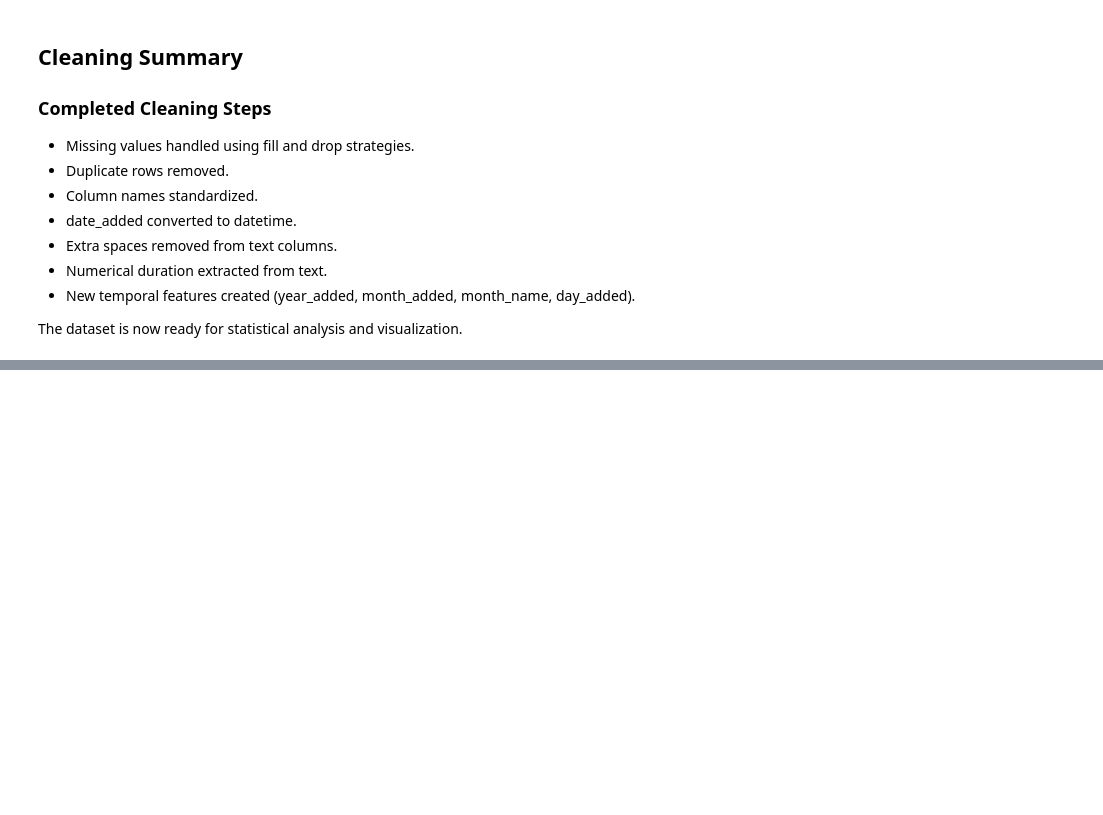
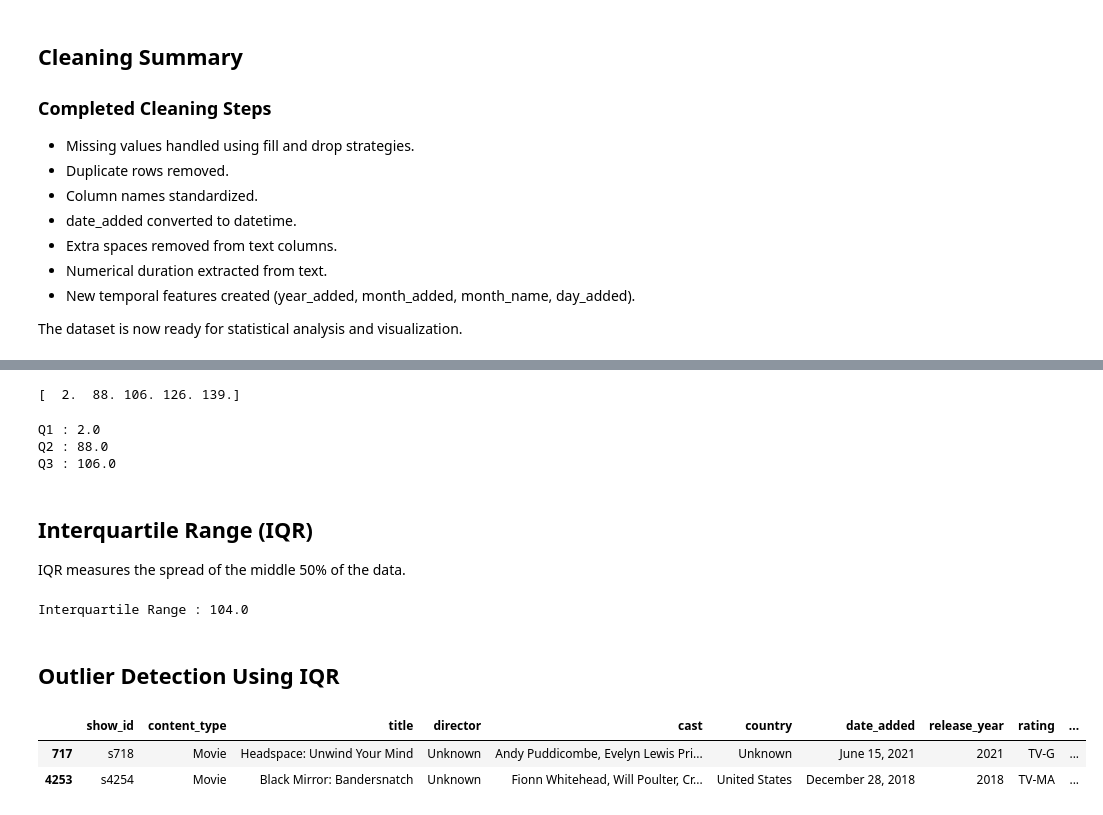
Before and after one commit to Altamash8055/Netflix-EDA-NumPy-Pandas, a Jupyter notebook: notebooks/Netflix_EDA_NumPy_Pandas.ipynb, the cells around one changed output, grey strips where cells are left out. Cells and saved outputs as stored; diff of their text form; code cells hidden in the pictures; blank space fills up the shorter version.

Commit message:
Add Numpy statistical analysis and outlier detection

```diff
--- a/notebooks/Netflix_EDA_NumPy_Pandas.ipynb
+++ b/notebooks/Netflix_EDA_NumPy_Pandas.ipynb
@@ -605,0 +612,5 @@ The dataset is now ready for statistical analysis and visualization.
+# %%
+# Convert columns into NumPy arrays
+
+release_year_array = df["release_year"].to_numpy()
+duration_array = df["duration_numeric"].to_numpy()
@@ -605,0 +717,49 @@ The dataset is now ready for statistical analysis and visualization.
+# %%
+percentiles = np.percentile(
+    duration_array,
+    [25, 50, 75, 90, 95]
+)
+
+print(percentiles)
+# %% [output]
+[  2.  88. 106. 126. 139.]
+# %%
+#Quartiles individually
+
+q1 = np.percentile(duration_array, 25)
+q2 = np.percentile(duration_array, 50)
+q3 = np.percentile(duration_array, 75)
+
+print("Q1 :", q1)
+print("Q2 :", q2)
+print("Q3 :", q3)
+# %% [output]
+Q1 : 2.0
+Q2 : 88.0
+Q3 : 106.0
+# %% [markdown]
+## Interquartile Range (IQR)
+
+IQR measures the spread of the middle 50% of the data.
+# %%
+iqr = q3 - q1
+
+print("Interquartile Range :", iqr)
+# %% [output]
+Interquartile Range : 104.0
+# %% [markdown]
+## Outlier Detection Using IQR
+# %%
+lower_bound = q1 - 1.5 * iqr
+upper_bound = q3 + 1.5 * iqr
+
+outliers = df[
+    (df["duration_numeric"] < lower_bound) |
+    (df["duration_numeric"] > upper_bound)
+]
+
+outliers.head()
+# %% [output]
+|  | show_id | content_type | title | director | cast | country | date_added | release_year | rating | ... |
+| 717 | s718 | Movie | Headspace: Unwind Your Mind | Unknown | Andy Puddicombe, Evelyn Lewis Pri... | Unknown | June 15, 2021 | 2021 | TV-G | ... |
+| 4253 | s4254 | Movie | Black Mirror: Bandersnatch | Unknown | Fionn Whitehead, Will Poulter, Cr... | United States | December 28, 2018 | 2018 | TV-MA | ... |
```
Also changed, not shown: parts of 27 cells of this notebook.
